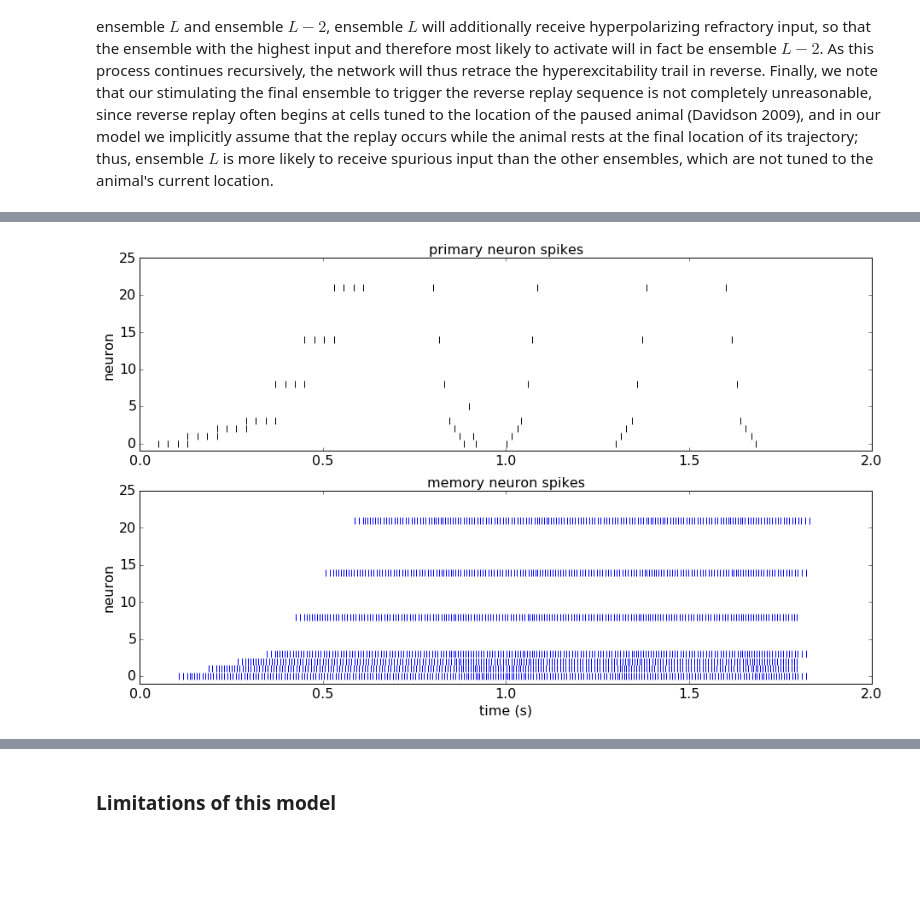
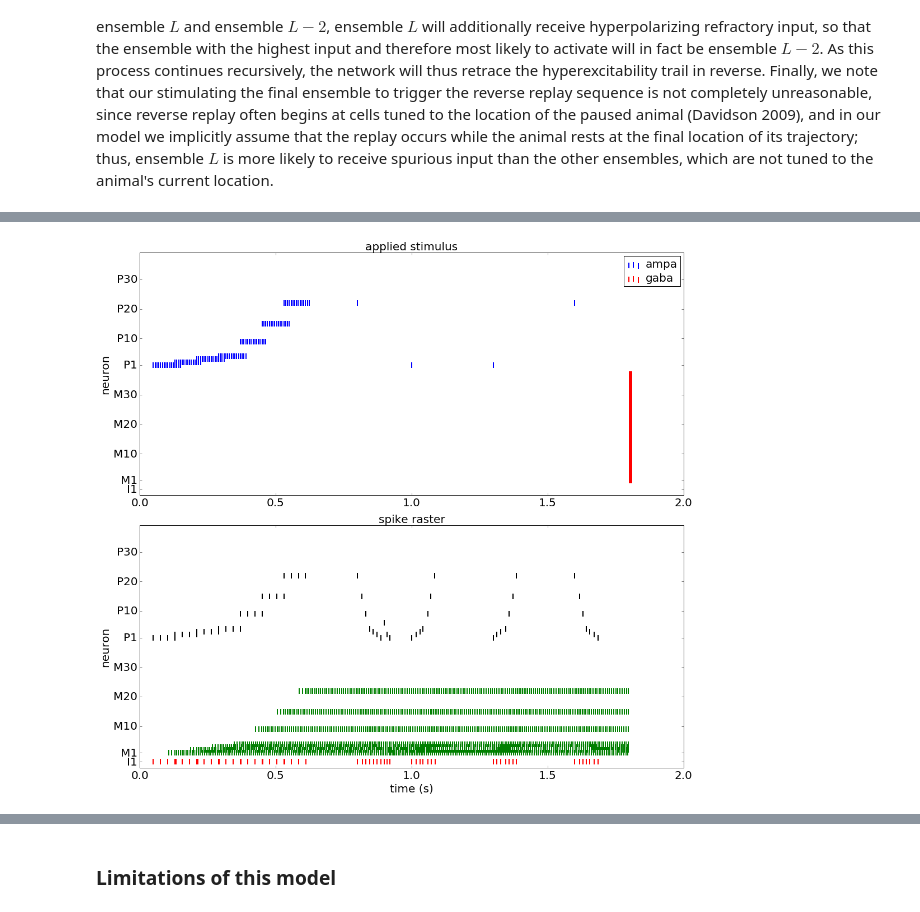
Before and after one commit to rkp8000/nothing_but_reruns, a Jupyter notebook: _paper_draft.ipynb, the cells around one changed output, grey strips where cells are left out. Drawn from its saved outputs; the diff is of its cells as text; code cells hidden in the pictures; blank space fills up the shorter version.

```diff
--- a/_paper_draft.ipynb
+++ b/_paper_draft.ipynb
@@ -462,12 +454,12 @@ fig_1 = lif_reverse_replay(
 
     LATTICE_SIZE=4,
 
-    W_PP={'nmda': 15, 'ampa': 0, 'gaba': 0},  #{'nmda': 10, 'ampa': 0, 'gaba': 0},
+    W_PP={'nmda': 15, 'ampa': 0, 'gaba': 0},
     W_PI={'nmda': 0, 'ampa': 0, 'gaba': 600},
     W_PM={'nmda': 0, 'ampa': 20, 'gaba': 0},
     W_IP={'nmda': 0, 'ampa': 500, 'gaba': 0},
     W_II={'nmda': 0, 'ampa': 0, 'gaba': 0},
-    W_MP={'nmda': 7, 'ampa': 0, 'gaba': 0},  #{'nmda': 2, 'ampa': 0, 'gaba': 0},
+    W_MP={'nmda': 7, 'ampa': 0, 'gaba': 0},
     W_MM={'nmda': 12, 'ampa': 0, 'gaba': 0},
 
     BKGD_STARTS=[
@@ -491,41 +483,44 @@ fig_1 = lif_reverse_replay(
     ],
     DRIVE_STRENS=[
         {'nmda': 0, 'ampa': 500, 'gaba': 0},
     ],
     DRIVE_DURS=[
         {'nmda': 0, 'ampa': 0.1, 'gaba': 0},
     ],
     DRIVE_FRQS=[
         {'nmda': 0, 'ampa': 150, 'gaba': 0},
     ],
     DRIVE_ITVS=[
         {'nmda': 0, 'ampa': 0.08, 'gaba': 0},
     ],
 
     REPLAY_TRIGGER_CELLS=[
         [(3, 12), (0, 3), (0, 3), (3, 12)],
     ],
 
     REPLAY_TRIGGER_TIMES=[
-        [{'nmda': .8, 'ampa': 0, 'gaba': 0}, {'nmda': 1.0, 'ampa': 0, 'gaba': 0},
-         {'nmda': 1.3, 'ampa': 0, 'gaba': 0}, {'nmda': 1.6, 'ampa': 0, 'gaba': 0},],
+        [{'nmda': 0, 'ampa': 0.8, 'gaba': 0}, {'nmda': 0, 'ampa': 1.0, 'gaba': 0},
+         {'nmda': 0, 'ampa': 1.3, 'gaba': 0}, {'nmda': 0, 'ampa': 1.6, 'gaba': 0},],
     ],
 
     REPLAY_TRIGGER_STRENS=[
-        [{'nmda': 20, 'ampa': 0, 'gaba': 0}, {'nmda': 20, 'ampa': 0, 'gaba': 0},
-         {'nmda': 20, 'ampa': 0, 'gaba': 0}, {'nmda': 20, 'ampa': 0, 'gaba': 0},],
+        [{'nmda': 0, 'ampa': 200, 'gaba': 0}, {'nmda': 0, 'ampa': 200, 'gaba': 0},
+         {'nmda': 0, 'ampa': 200, 'gaba': 0}, {'nmda': 0, 'ampa': 200, 'gaba': 0},],
     ],
 
     MEMORY_RESET_STARTS=[{'nmda': 0, 'ampa': 0, 'gaba': 1.8}],
-    MEMORY_RESET_ENDS=[{'nmda': 0, 'ampa': 0, 'gaba': 1.9}],
-    MEMORY_RESET_STRENS=[{'nmda': 0, 'ampa': 0, 'gaba': 60}],
-    MEMORY_RESET_FRQS=[{'nmda': 0, 'ampa': 0, 'gaba': 100}],
+    MEMORY_RESET_ENDS=[{'nmda': 0, 'ampa': 0, 'gaba': 1.81}],
+    MEMORY_RESET_STRENS=[{'nmda': 0, 'ampa': 0, 'gaba': 6}],
+    MEMORY_RESET_FRQS=[{'nmda': 0, 'ampa': 0, 'gaba': 500}],
 
     SIM_DURATION=2., DT=0.0001,
 
-    FIG_SIZE=(13, 8), SPIKE_HEIGHT=80, Y_LIM=(-1, 25), FONT_SIZE=16,
+    FIG_SIZE=(15, 14),
+    SYN_COLORS={'ampa': 'b', 'gaba': 'r'},
+    SPIKE_HEIGHT=100,
+    Y_LIM=(-2, 80), FONT_SIZE=20,
 )
 # %% [output]
-[figure, old version]
+[figure, new version]
 # %%
 pdb.pm()
```
Also changed, not shown: parts of 8 cells of this notebook.
